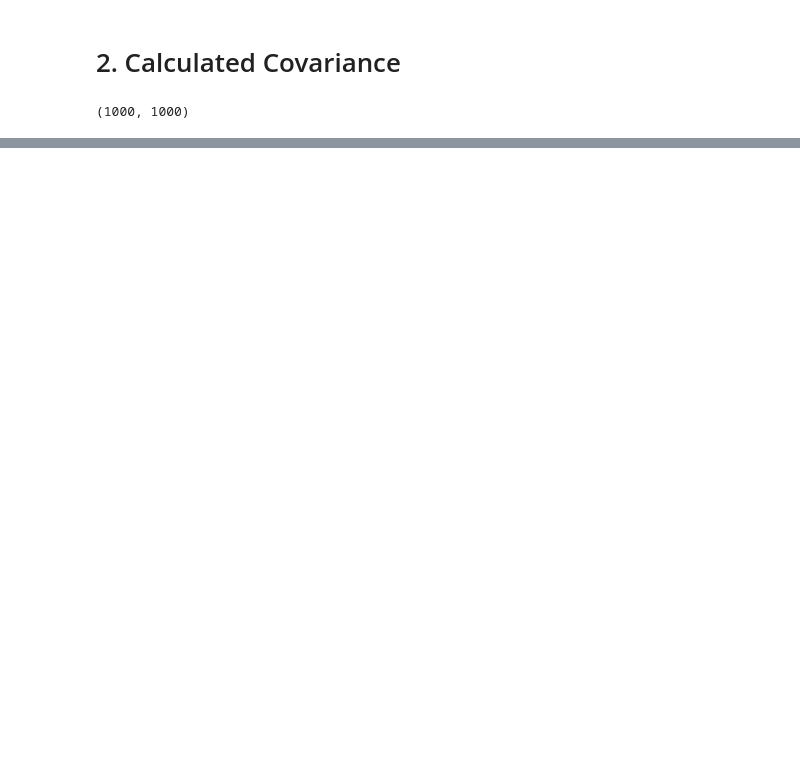
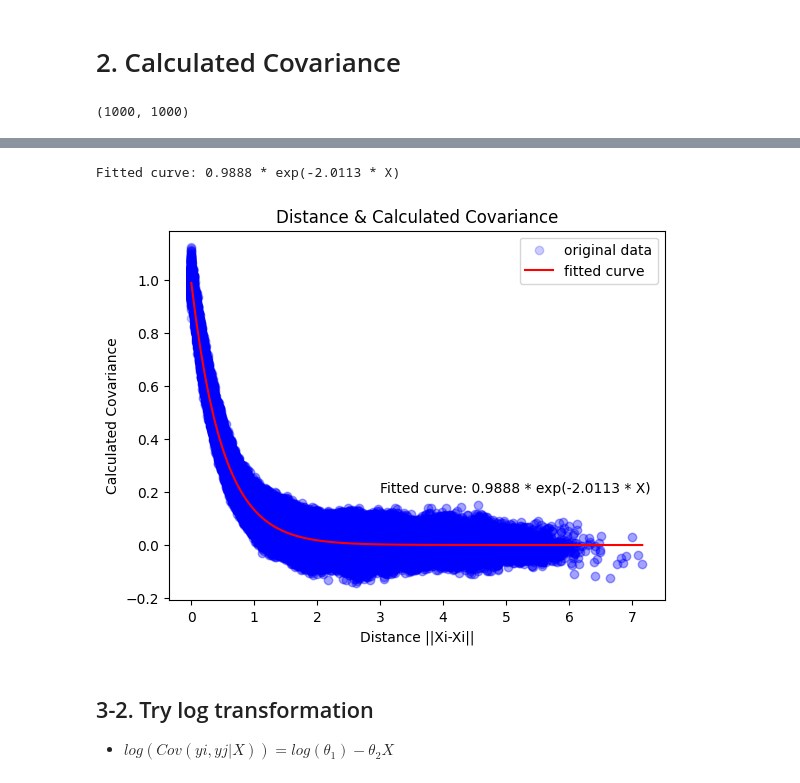
Before and after one commit to 272-burger/Covariance-Modeling, a Jupyter notebook: Covariance/RA_ExpPlotting.ipynb, the cells around one changed output, grey strips where cells are left out. Drawn from its saved outputs; the diff is of its cells as text; code cells hidden in the pictures; blank space fills up the shorter version.

```diff
--- a/Covariance/RA_ExpPlotting.ipynb
+++ b/Covariance/RA_ExpPlotting.ipynb
@@ -141,0 +134,34 @@ reg yi*yj on |xi-xj|
+# %%
+# define the exponential function
+def exp_func(dis, theta1, theta2):
+    return theta1*np.exp(-theta2*dis)
+# %%
+# perform exponential regression
+params, param_cov = curve_fit(exp_func, d_plot, cov_plot)
+
+theta1, theta2 = params
+
+# generate fitted curve
+x_fit = np.linspace(min(d_plot), max(d_plot), 100)
+y_fit = exp_func(x_fit, theta1, theta2)
+
+fit = 'Fitted curve: {} * exp(-{} * X)'.format(round(theta1,4), round(theta2,4))
+print(fit)
+# %% [output]
+Fitted curve: 0.9888 * exp(-2.0113 * X)
+# %%
+# exponential regression
+plt.scatter(d_plot, cov_plot, c='blue', alpha=0.2, label='original data')
+plt.plot(x_fit, y_fit, c='red', label='fitted curve')
+plt.ylabel('Calculated Covariance')
+plt.xlabel('Distance ||Xi-Xi||')
+
+plt.title('Distance & Calculated Covariance')
+plt.legend()
+plt.text(3.0, 0.2, fit)
+plt.show()
+# %% [output]
+[figure, added]
+# %% [markdown]
+## 3-2. Try log transformation
+* $ log(Cov(yi, yj|X)) = log(\theta_1) -\theta_2 X $
```
Also changed, not shown: parts of 20 cells of this notebook, 1 other file.
